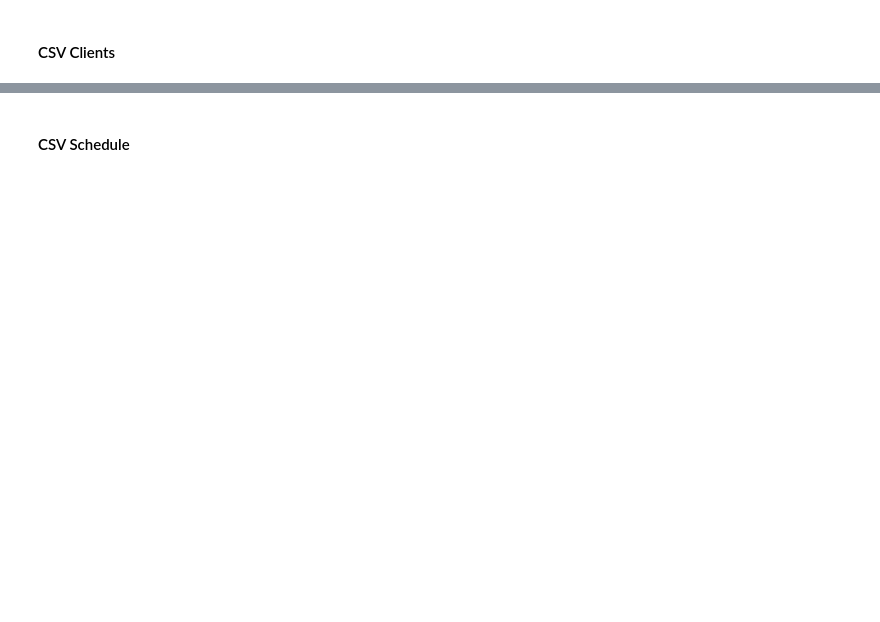
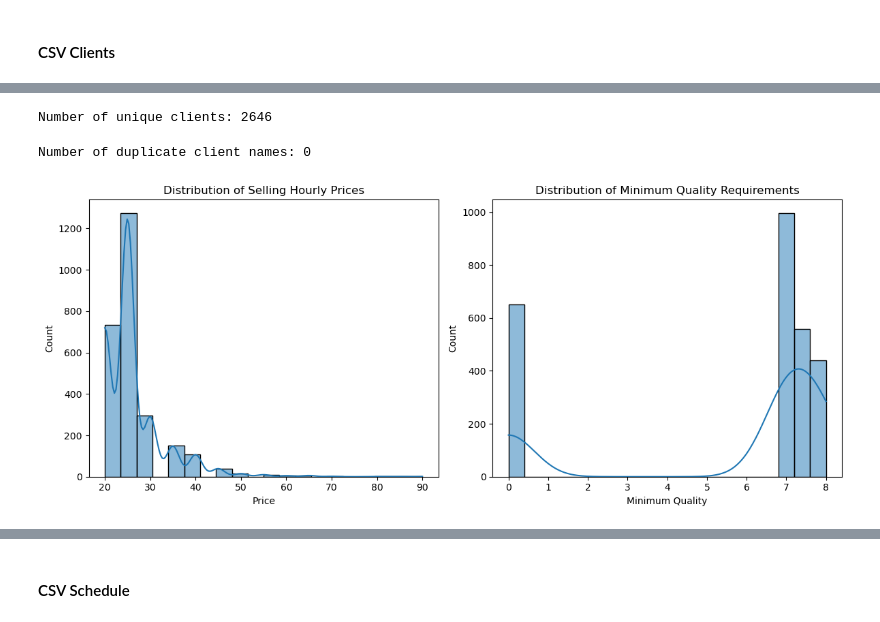
Before and after one commit to dmxocean/synthesisOne, a Jupyter notebook: notebooks/data_analysis.ipynb, the cells around one changed output, grey strips where cells are left out. Cells and saved outputs as stored; diff of their text form; code cells hidden in the pictures; blank space fills up the shorter version.

Commit message:
Added Changes Analysis Clients Dataset
Progressive enhancement of all analysis to later infer better features for our models

```diff
--- a/notebooks/data_analysis.ipynb
+++ b/notebooks/data_analysis.ipynb
@@ -27,10 +36,10 @@ data_path = "../data/raw/"
 # %%
 # Load the CSV data into a pandas DataFrame
 try:
-    clients_df = pd.read_csv(os.path.join(data_path, "clients.csv"))
-    sample_df = pd.read_csv(os.path.join(data_path, "sample.csv"))
-    schedules_df = pd.read_csv(os.path.join(data_path, "schedules.csv"))
-    translators_df = pd.read_csv(os.path.join(data_path, "translatorsCostPairs.csv"))
+    df_clients = pd.read_csv(os.path.join(data_path, "clients.csv"))
+    df_sample = pd.read_csv(os.path.join(data_path, "sample.csv"))
+    df_schedules = pd.read_csv(os.path.join(data_path, "schedules.csv"))
+    df_translators = pd.read_csv(os.path.join(data_path, "translatorsCostPairs.csv"))
 except FileNotFoundError as e:
     print(f"File not found: {e}")
 # %% [markdown]
@@ -144,21 +324,34 @@ for name, values in unique_values.items():
 # %%
-print(f"Number of unique clients: {clients_df['CLIENT_NAME'].nunique()}")
+# Number of unique clients
+print(f"Number of unique clients: {df_clients['CLIENT_NAME'].nunique()}")
+# %% [output]
+Number of unique clients: 2646
+# %%
+# Check for duplicates in client names
+duplicate_clients = df_clients[df_clients.duplicated(subset=["CLIENT_NAME"], keep=False)]
+print(f"Number of duplicate client names: {len(duplicate_clients)}")
+if len(duplicate_clients) > 0:
+    print("Duplicate clients found:")
+    display(duplicate_clients)
+# %% [output]
+Number of duplicate client names: 0
 # %%
-# Distribution - Selling prices & Minimum quality requirements
+# Distribution of selling hourly prices and Minimum Quality requirements
 plt.figure(figsize=(12, 5))
 
 plt.subplot(1, 2, 1)
-sns.histplot(clients_df["SELLING_HOURLY_PRICE"], kde=True)
+sns.histplot(df_clients["SELLING_HOURLY_PRICE"], kde=True, bins=20)
 plt.title("Distribution of Selling Hourly Prices")
 plt.xlabel("Price")
 plt.ylabel("Count")
 
 plt.subplot(1, 2, 2)
-sns.histplot(clients_df["MIN_QUALITY"], kde=True)
+sns.histplot(df_clients["MIN_QUALITY"], kde=True, bins=20)
 plt.title("Distribution of Minimum Quality Requirements")
 plt.xlabel("Minimum Quality")
 plt.ylabel("Count")
-
 plt.tight_layout()
 plt.show()
+# %% [output]
+[figure, added]
 # %%
```
Also changed, not shown: parts of 54 cells of this notebook.
